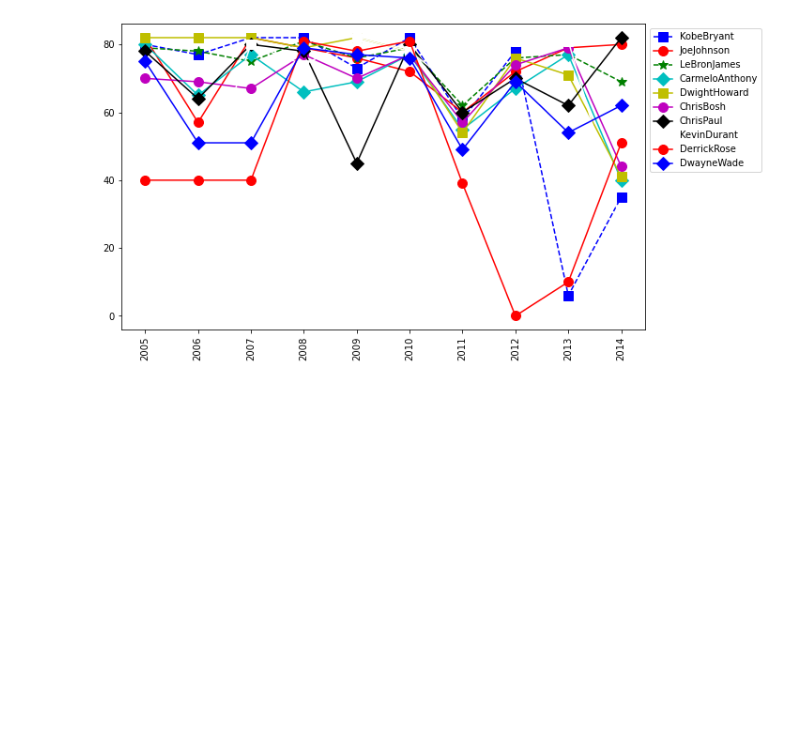
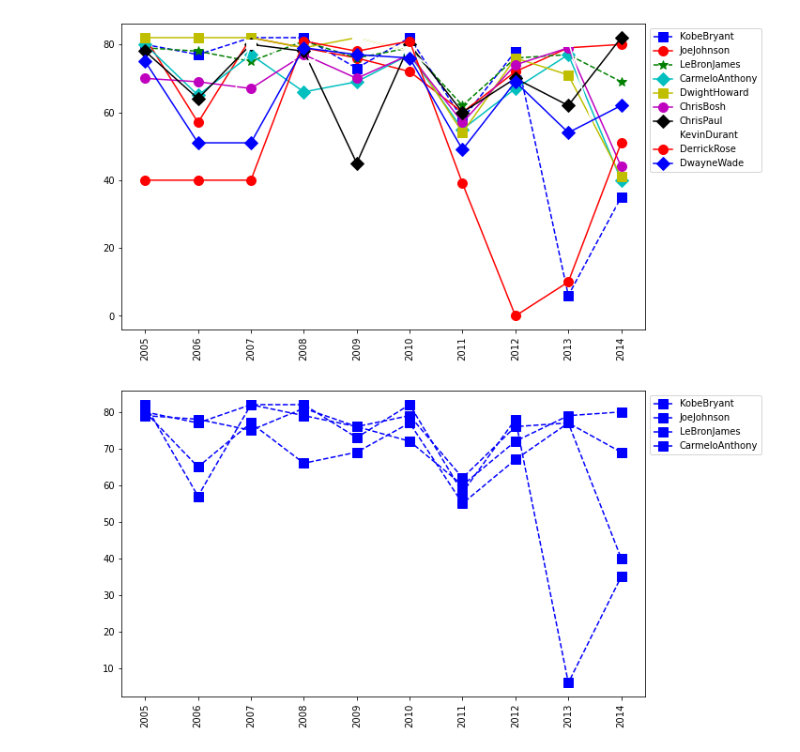
Before and after one commit to Abdullah-ICT-14/Python, a Jupyter notebook: Matrics/Your first visualization.ipynb, the cells around one changed output. Drawn from its saved outputs; the diff is of its cells as text; code cells hidden in the pictures; blank space fills up the shorter version.

```diff
--- a/Matrics/Your first visualization.ipynb
+++ b/Matrics/Your first visualization.ipynb
@@ -202,0 +205,11 @@ plt.show()
+# %%
+def myplot(playerlist):
+    for name in playerlist:
+        plt.plot(Games[Pdict[name]],c='b',ls='--',marker='s',ms=10,label=name)
+    plt.legend(loc='upper left',bbox_to_anchor=(1,1))
+    plt.xticks(list(range(0,10)),Seasons,rotation='vertical')
+    plt.show()
+# %%
+myplot(["KobeBryant","JoeJohnson","LeBronJames","CarmeloAnthony"])
+# %% [output]
+[figure, added]
```
Also changed, not shown: parts of 1 cell of this notebook.
